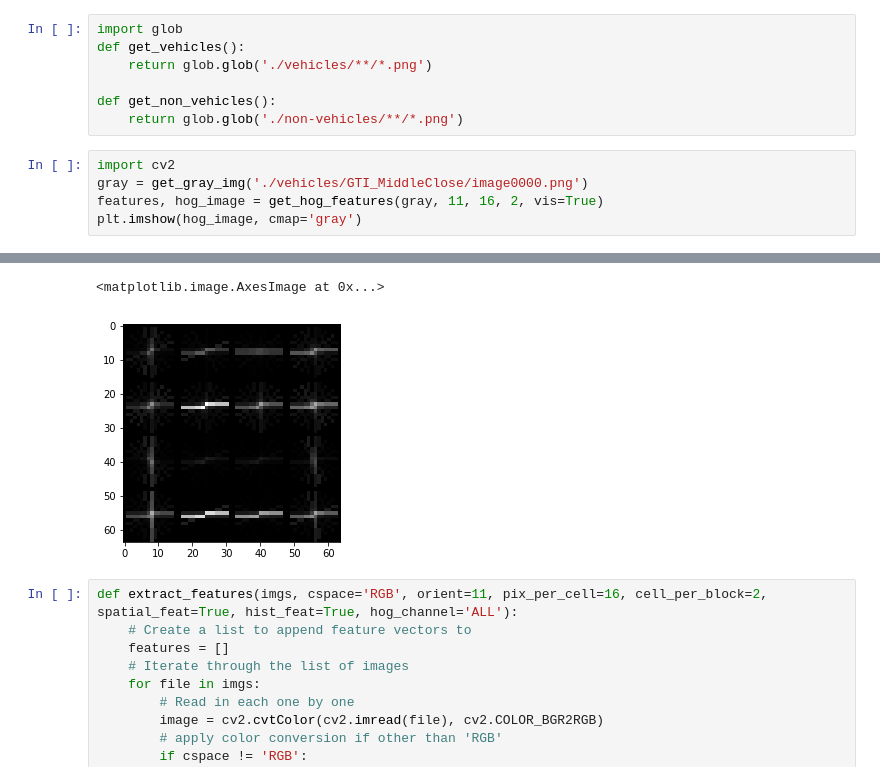
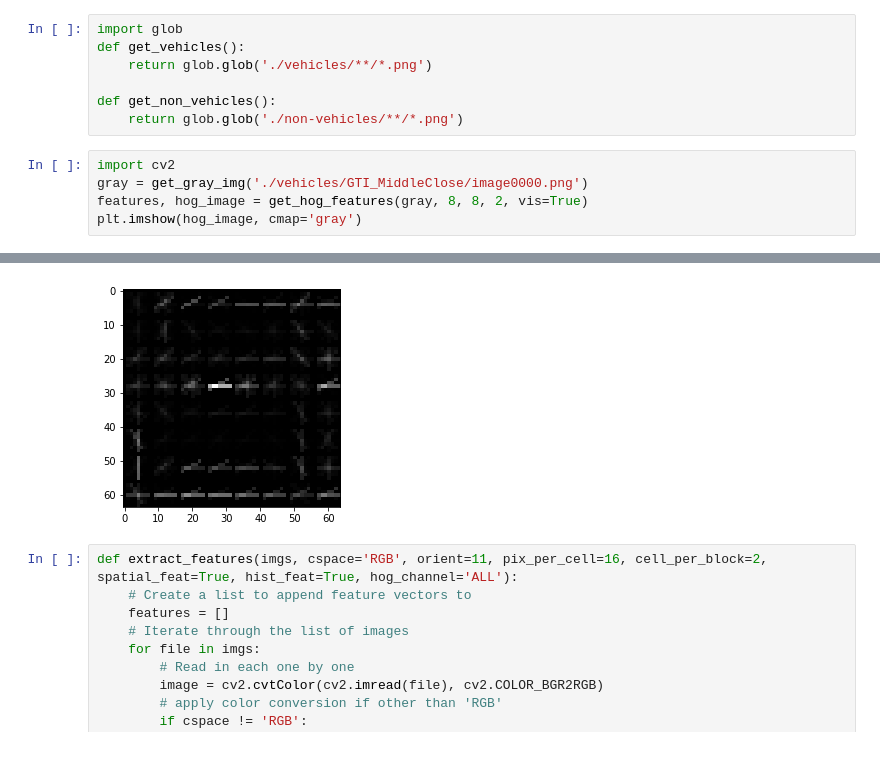
Before and after one commit to kevinwestern/CarND-Vehicle-Detection, a Jupyter notebook: project.ipynb, the cells around one changed output, grey strips where cells are left out. Saved outputs shown, nothing was run; the diff lists cells and outputs as text.

```diff
--- a/project.ipynb
+++ b/project.ipynb
@@ -54,6 +54,6 @@ def get_non_vehicles():
 # %%
 import cv2
 gray = get_gray_img('./vehicles/GTI_MiddleClose/image0000.png')
-features, hog_image = get_hog_features(gray, 11, 16, 2, vis=True)
+features, hog_image = get_hog_features(gray, 8, 8, 2, vis=True)
 plt.imshow(hog_image, cmap='gray')
 # %% [output]
@@ -62,5 +61,4 @@ plt.imshow(hog_image, cmap='gray')
-<matplotlib.image.AxesImage at 0x...>
-[figure, old version]
+[figure, new version]
 # %%
 def extract_features(imgs, cspace='RGB', orient=11, pix_per_cell=16, cell_per_block=2, spatial_feat=True, hist_feat=True, hog_channel='ALL'):
     # Create a list to append feature vectors to
```
Also changed, not shown: parts of 15 cells of this notebook, 1 other file.
